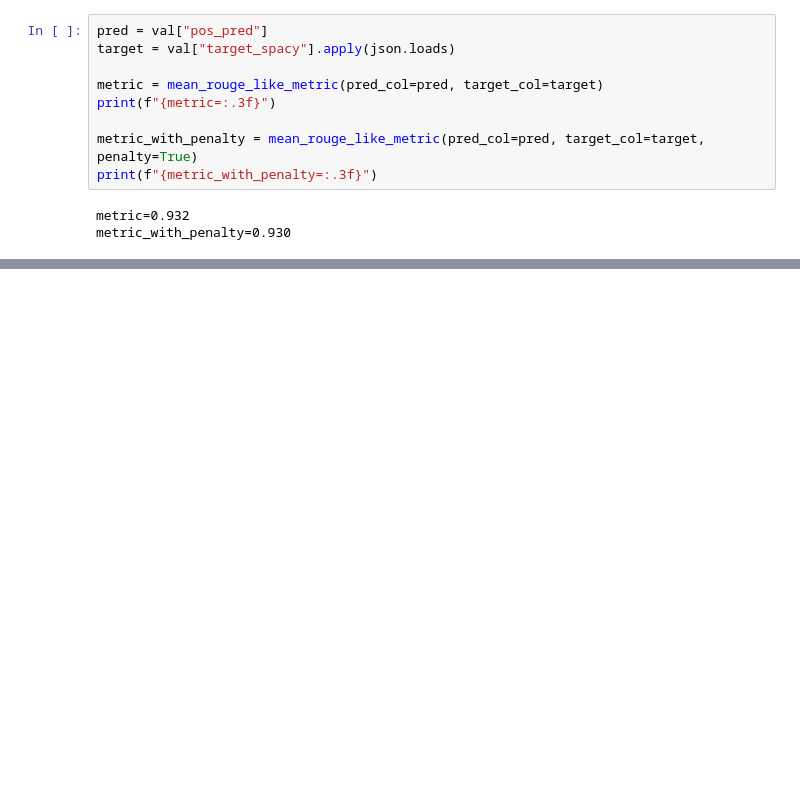
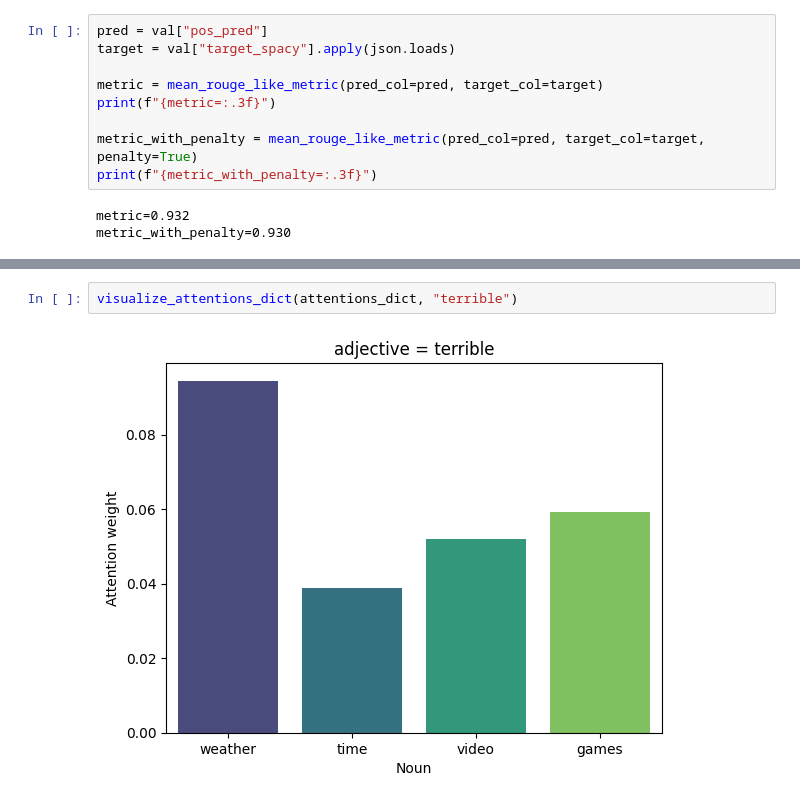
Before and after one commit to vladgerasimov/text_objects_extraction, a Jupyter notebook: notebooks/get_metrics.ipynb, the cells around one changed output, grey strips where cells are left out. Drawn from its saved outputs; the diff is of its cells as text; blank space fills up the shorter version.

```diff
--- a/notebooks/get_metrics.ipynb
+++ b/notebooks/get_metrics.ipynb
@@ -47,0 +268,4 @@ metric_with_penalty=0.930
+# %%
+visualize_attentions_dict(attentions_dict, "terrible")
+# %% [output]
+[figure, added]
```
Also changed, not shown: parts of 58 cells of this notebook, 14 other files.
